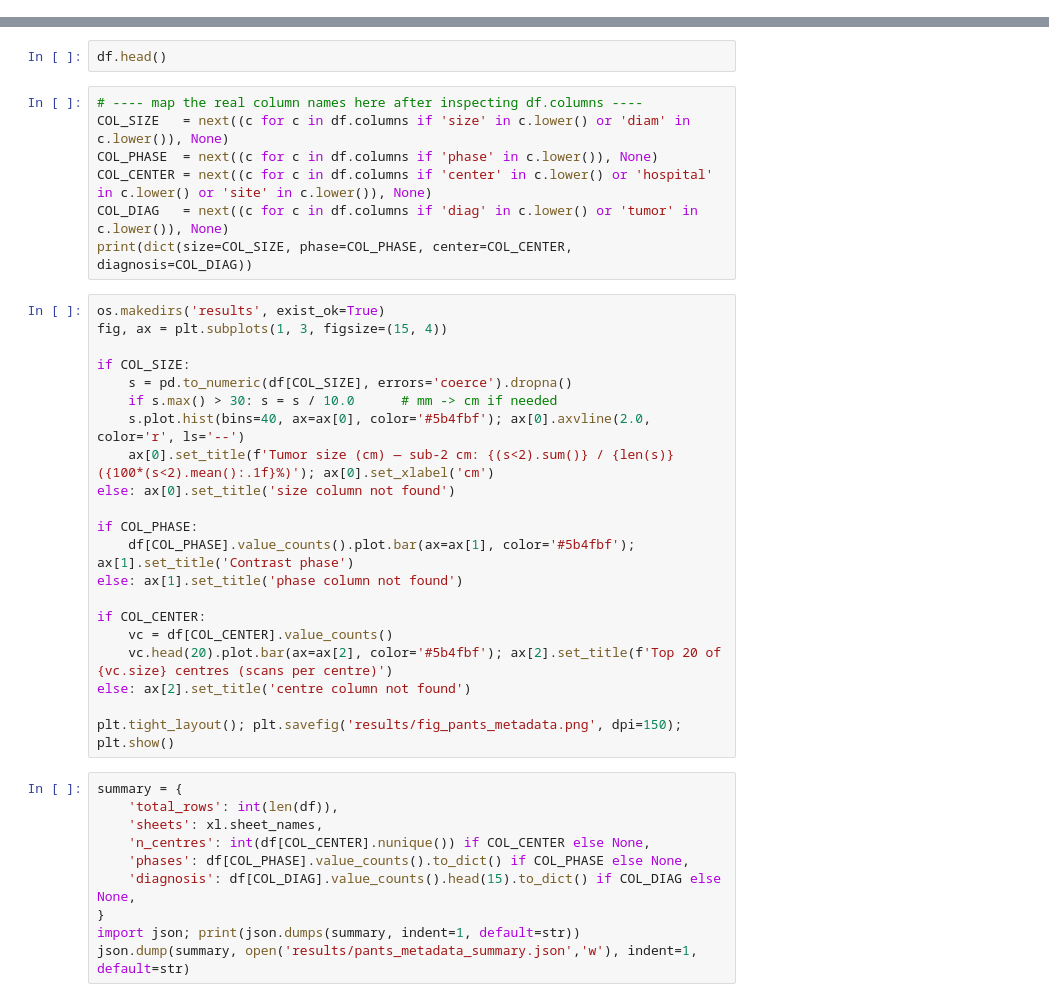
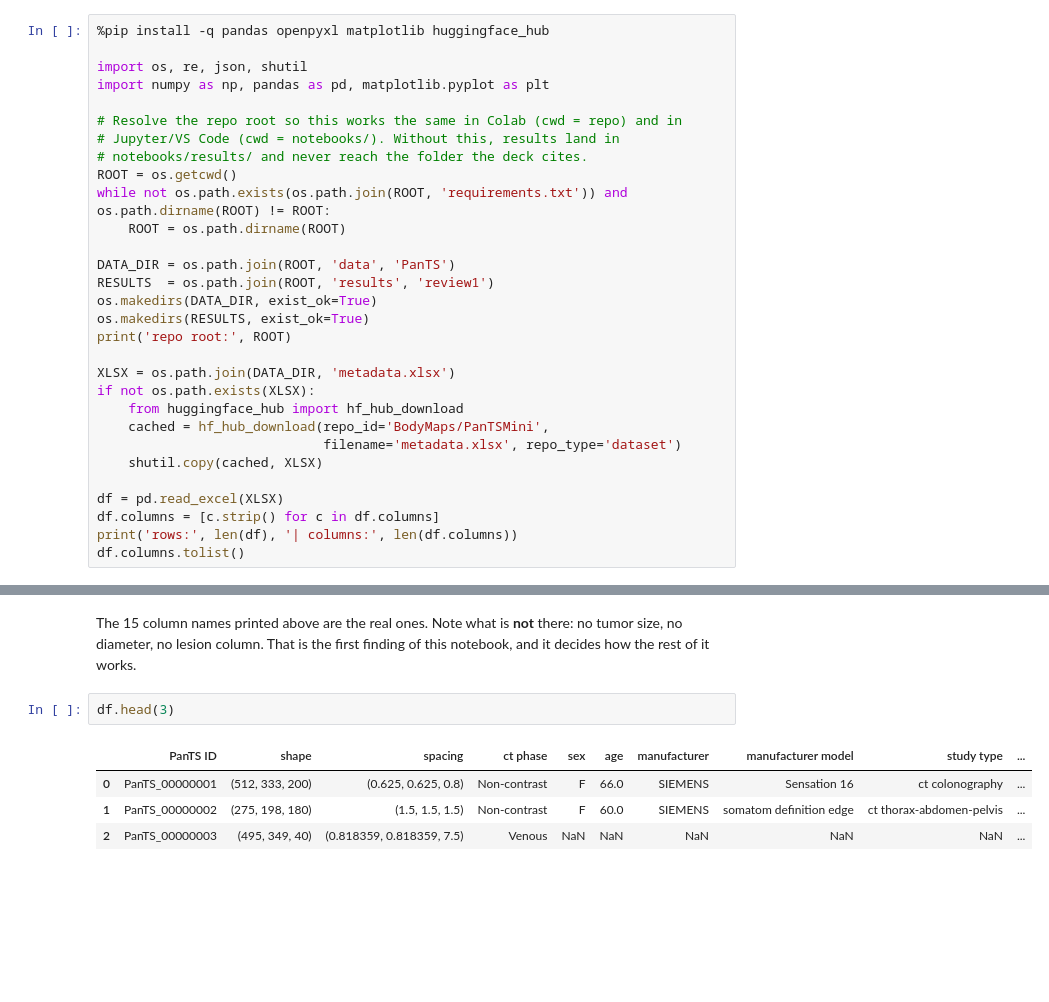
Before and after one commit to ekkerihasan/Capstone, a Jupyter notebook: notebooks/00_pants_metadata_eda.ipynb, the cells around one changed output, grey strips where cells are left out. Cells and saved outputs as stored; diff of their text form; blank space fills up the shorter version.

```diff
--- a/notebooks/00_pants_metadata_eda.ipynb
+++ b/notebooks/00_pants_metadata_eda.ipynb
@@ -18,0 +10,30 @@ The column names below come straight from the file — inspect them first, then
+# %%
+%pip install -q pandas openpyxl matplotlib huggingface_hub
+
+import os, re, json, shutil
+import numpy as np, pandas as pd, matplotlib.pyplot as plt
+
+# Resolve the repo root so this works the same in Colab (cwd = repo) and in
+# Jupyter/VS Code (cwd = notebooks/). Without this, results land in
+# notebooks/results/ and never reach the folder the deck cites.
+ROOT = os.getcwd()
+while not os.path.exists(os.path.join(ROOT, 'requirements.txt')) and os.path.dirname(ROOT) != ROOT:
+    ROOT = os.path.dirname(ROOT)
+
+DATA_DIR = os.path.join(ROOT, 'data', 'PanTS')
+RESULTS  = os.path.join(ROOT, 'results', 'review1')
+os.makedirs(DATA_DIR, exist_ok=True)
+os.makedirs(RESULTS, exist_ok=True)
+print('repo root:', ROOT)
+
+XLSX = os.path.join(DATA_DIR, 'metadata.xlsx')
+if not os.path.exists(XLSX):
+    from huggingface_hub import hf_hub_download
+    cached = hf_hub_download(repo_id='BodyMaps/PanTSMini',
+                             filename='metadata.xlsx', repo_type='dataset')
+    shutil.copy(cached, XLSX)
+
+df = pd.read_excel(XLSX)
+df.columns = [c.strip() for c in df.columns]
+print('rows:', len(df), '| columns:', len(df.columns))
+df.columns.tolist()
@@ -19,40 +59,9 @@ The column names below come straight from the file — inspect them first, then
+# %% [markdown]
+The 15 column names printed above are the real ones. Note what is **not** there: no tumor size, no diameter, no lesion column. That is the first finding of this notebook, and it decides how the rest of it works.
 # %%
-df.head()
+df.head(3)
+# %% [output]
+|  | PanTS ID | shape | spacing | ct phase | sex | age | manufacturer | manufacturer model | study type | ... |
+| 0 | PanTS_00000001 | (512, 333, 200) | (0.625, 0.625, 0.8) | Non-contrast | F | 66.0 | SIEMENS | Sensation 16 | ct colonography | ... |
+| 1 | PanTS_00000002 | (275, 198, 180) | (1.5, 1.5, 1.5) | Non-contrast | F | 60.0 | SIEMENS | somatom definition edge | ct thorax-abdomen-pelvis | ... |
+| 2 | PanTS_00000003 | (495, 349, 40) | (0.818359, 0.818359, 7.5) | Venous | NaN | NaN | NaN | NaN | NaN | ... |
-# %%
-# ---- map the real column names here after inspecting df.columns ----
-COL_SIZE   = next((c for c in df.columns if 'size' in c.lower() or 'diam' in c.lower()), None)
-COL_PHASE  = next((c for c in df.columns if 'phase' in c.lower()), None)
-COL_CENTER = next((c for c in df.columns if 'center' in c.lower() or 'hospital' in c.lower() or 'site' in c.lower()), None)
-COL_DIAG   = next((c for c in df.columns if 'diag' in c.lower() or 'tumor' in c.lower()), None)
-print(dict(size=COL_SIZE, phase=COL_PHASE, center=COL_CENTER, diagnosis=COL_DIAG))
-# %%
-os.makedirs('results', exist_ok=True)
-fig, ax = plt.subplots(1, 3, figsize=(15, 4))
-
-if COL_SIZE:
-    s = pd.to_numeric(df[COL_SIZE], errors='coerce').dropna()
-    if s.max() > 30: s = s / 10.0      # mm -> cm if needed
-    s.plot.hist(bins=40, ax=ax[0], color='#5b4fbf'); ax[0].axvline(2.0, color='r', ls='--')
-    ax[0].set_title(f'Tumor size (cm) — sub-2 cm: {(s<2).sum()} / {len(s)} ({100*(s<2).mean():.1f}%)'); ax[0].set_xlabel('cm')
-else: ax[0].set_title('size column not found')
-
-if COL_PHASE:
-    df[COL_PHASE].value_counts().plot.bar(ax=ax[1], color='#5b4fbf'); ax[1].set_title('Contrast phase')
-else: ax[1].set_title('phase column not found')
-
-if COL_CENTER:
-    vc = df[COL_CENTER].value_counts()
-    vc.head(20).plot.bar(ax=ax[2], color='#5b4fbf'); ax[2].set_title(f'Top 20 of {vc.size} centres (scans per centre)')
-else: ax[2].set_title('centre column not found')
-
-plt.tight_layout(); plt.savefig('results/fig_pants_metadata.png', dpi=150); plt.show()
-# %%
-summary = {
-    'total_rows': int(len(df)),
-    'sheets': xl.sheet_names,
-    'n_centres': int(df[COL_CENTER].nunique()) if COL_CENTER else None,
-    'phases': df[COL_PHASE].value_counts().to_dict() if COL_PHASE else None,
-    'diagnosis': df[COL_DIAG].value_counts().head(15).to_dict() if COL_DIAG else None,
-}
-import json; print(json.dumps(summary, indent=1, default=str))
-json.dump(summary, open('results/pants_metadata_summary.json','w'), indent=1, default=str)
```
Also changed, not shown: parts of 9 cells of this notebook, 29 other files.
